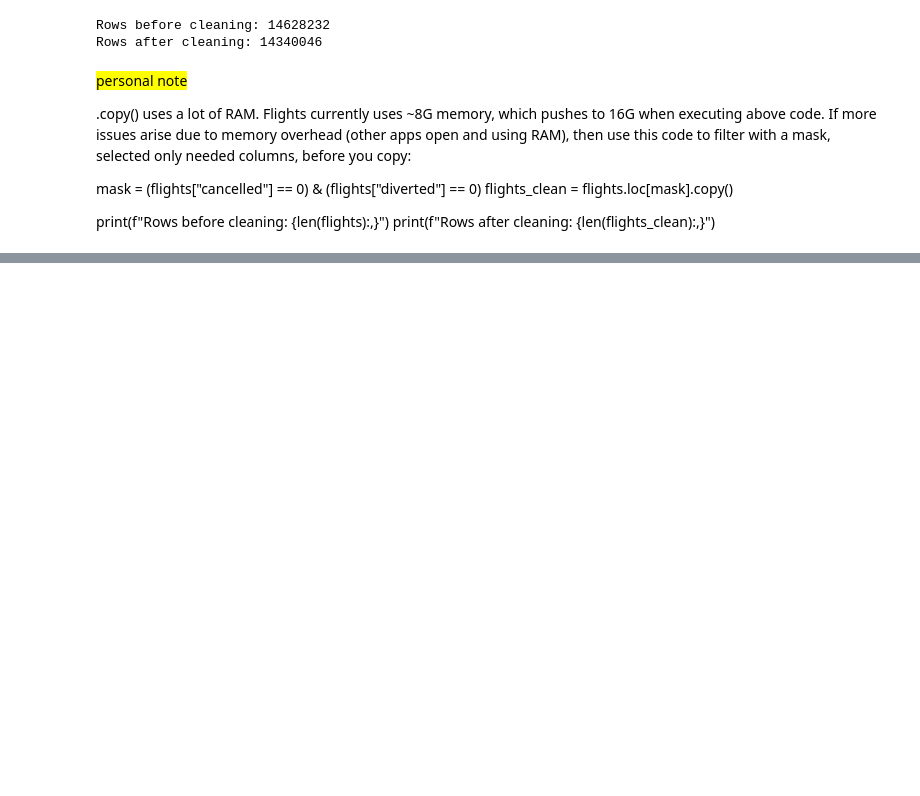
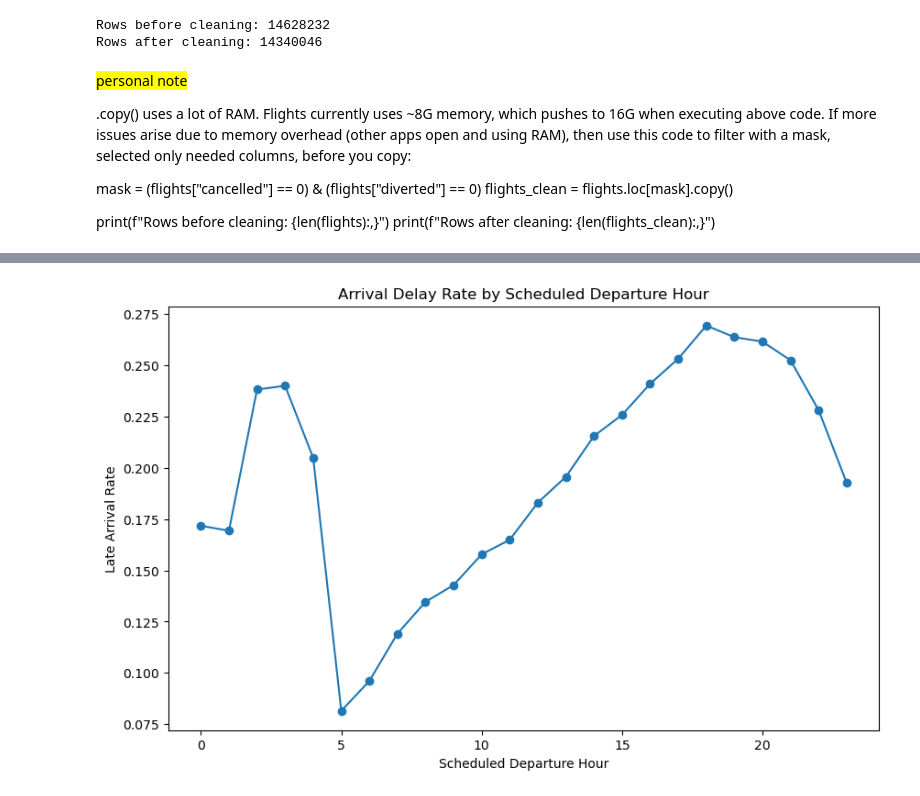
Before and after one commit to ambermocalis/flightops_logistics_analytics, a Jupyter notebook: notebooks/data_load_clean.ipynb, the cells around one changed output, grey strips where cells are left out. Cells and saved outputs as stored; diff of their text form; code cells hidden in the pictures; blank space fills up the shorter version.

```diff
--- a/notebooks/data_load_clean.ipynb
+++ b/notebooks/data_load_clean.ipynb
@@ -181,0 +192,9 @@ gc.collect()
+# %%
+# Scheduled Departure Hour
+flights_clean['dep_hour'] = (flights_clean['crsdeptime'].floordiv(100).astype('int8'))
+
+# Weekend Flag
+flights_clean['is_weekend'] = flights_clean['dayofweek'].isin([6, 7]).astype('int8')
+
+# Route feature (control size of feature by using categories to save memory)
+flights_clean['route'] = (flights_clean['origin'].astype(str) + "-" + flights_clean['dest'].astype(str)).astype('category')
@@ -181,0 +255,10 @@ gc.collect()
+# %%
+hourly_delay = (
+    flights_clean
+        .groupby('dep_hour', observed=True)['arrdel15']
+        .mean()
+        .reset_index()
+        .sort_values(by='dep_hour')
+)
+
+hourly_delay.head()
@@ -181,0 +272,12 @@ gc.collect()
+# %%
+# plot hourly delay rate
+import matplotlib.pyplot as plt
+
+plt.figure(figsize=(10, 6))
+plt.plot(hourly_delay['dep_hour'], hourly_delay['arrdel15'], marker='o')
+plt.title('Arrival Delay Rate by Scheduled Departure Hour')
+plt.xlabel('Scheduled Departure Hour')
+plt.ylabel('Late Arrival Rate')
+plt.show()
+# %% [output]
+[figure, added]
```
Also changed, not shown: parts of 31 cells of this notebook, 1 other file.
